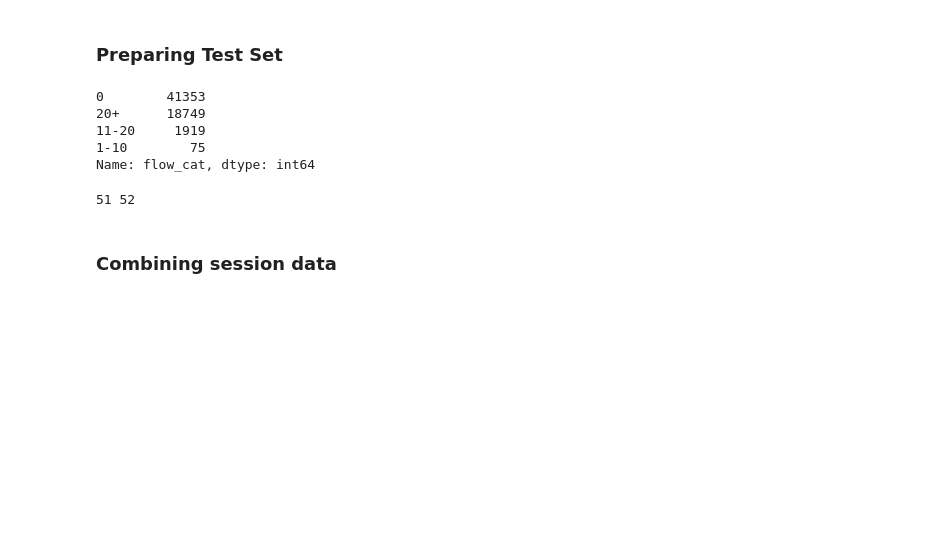
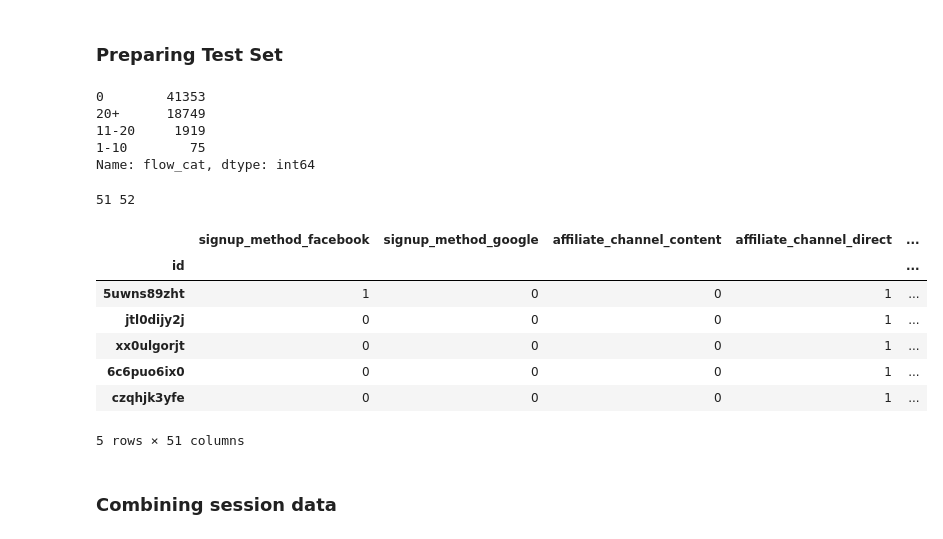
Before and after one commit to sittingman/airbnb_booking, a Jupyter notebook: 3.data_prep.ipynb, the cells around one changed output. Saved outputs shown, nothing was run; the diff lists cells and outputs as text; code cells hidden in the pictures; blank space fills up the shorter version.

```diff
--- a/3.data_prep.ipynb
+++ b/3.data_prep.ipynb
@@ -137,3 +137,14 @@ df_test = df_test[df_train.columns[1:]]
 print(len(df_test.columns), len(df_train.columns))
 # %% [output]
 51 52
+# %%
+df_test.head()
+# %% [output]
+|  | signup_method_facebook | signup_method_google | affiliate_channel_content | affiliate_channel_direct | ... |
+| id |  |  |  |  | ... |
+| 5uwns89zht | 1 | 0 | 0 | 1 | ... |
+| jtl0dijy2j | 0 | 0 | 0 | 1 | ... |
+| xx0ulgorjt | 0 | 0 | 0 | 1 | ... |
+| 6c6puo6ix0 | 0 | 0 | 0 | 1 | ... |
+| czqhjk3yfe | 0 | 0 | 0 | 1 | ... |
+5 rows × 51 columns
```
Also changed, not shown: parts of 1 cell of this notebook, 3 other files.
